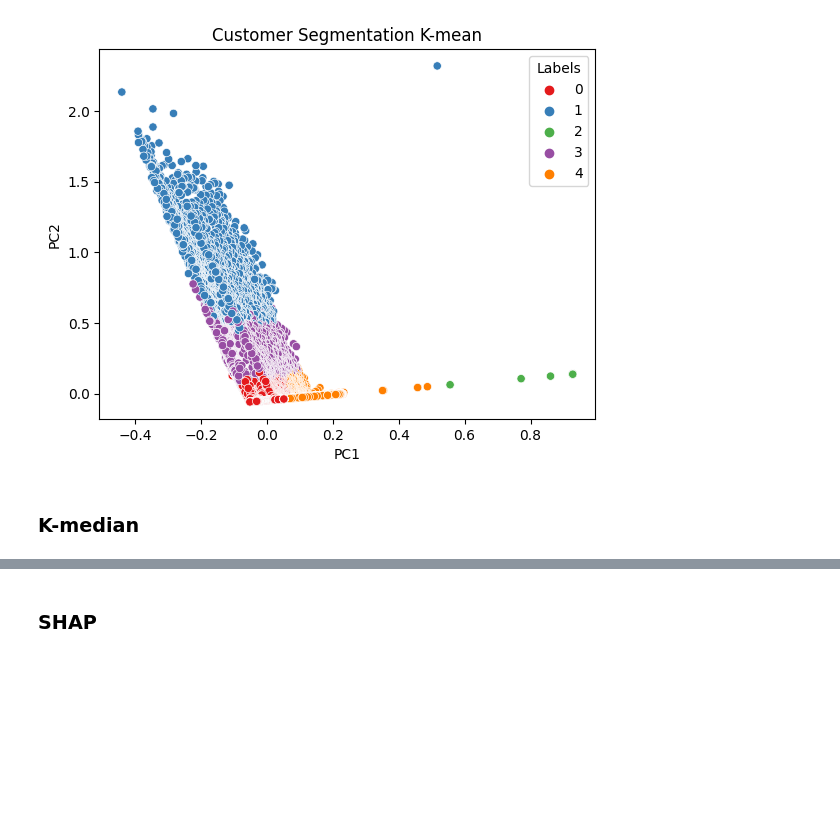
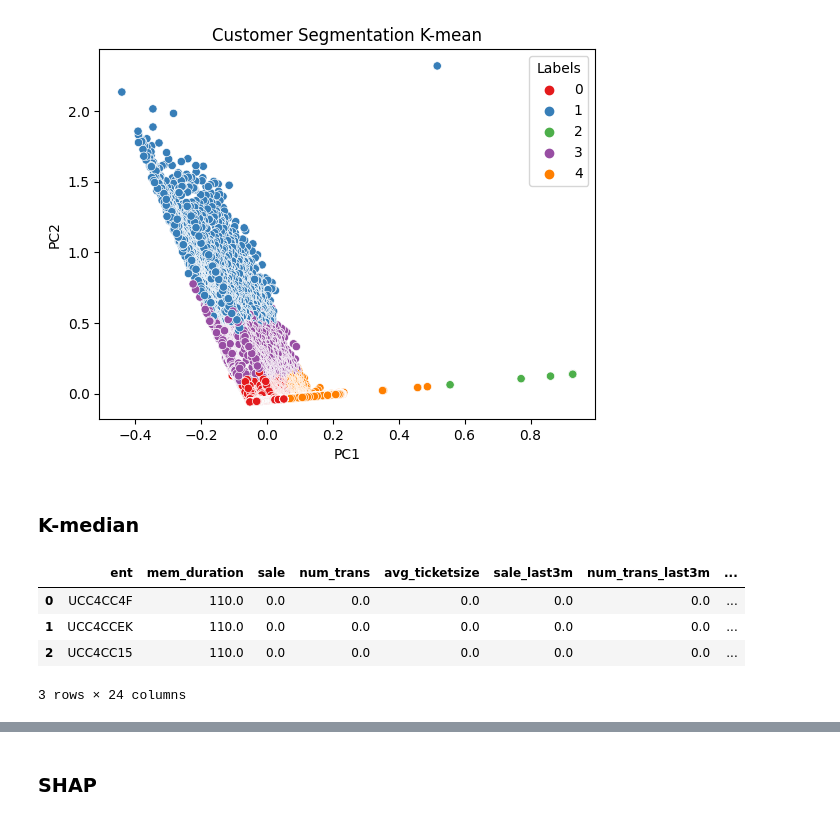
Before and after one commit to terjirapat/MADT8101-Customer-Analytics, a Jupyter notebook: Workshop 5 - Segmentation/main1.ipynb, the cells around one changed output, grey strips where cells are left out. Saved outputs shown, nothing was run; the diff lists cells and outputs as text; code cells hidden in the pictures; blank space fills up the shorter version.

```diff
--- a/Workshop 5 - Segmentation/main1.ipynb
+++ b/Workshop 5 - Segmentation/main1.ipynb
@@ -362,32 +328,38 @@ plt.show()
 # %%
 from sklearn.metrics import pairwise_distances
 
 def k_median_clustering(X, k, max_iters=500):
     # Initialize the centroids randomly
     centroids = X[np.random.choice(range(len(X)), k, replace=False)]
 
     for _ in range(max_iters):
         # Compute the distances between each point and each centroid
         distances = pairwise_distances(X, centroids, metric='manhattan')
 
         # Assign each point to the nearest centroid
         labels = np.argmin(distances, axis=1)
 
         # Update the centroids by computing the median of each cluster
         new_centroids = np.array([np.median(X[labels == i], axis=0) for i in range(k)])
 
         # Check if the centroids have converged
         if np.all(centroids == new_centroids):
             break
 
         centroids = new_centroids
 
     return labels, centroids
 
 
 # Run k-median clustering
 k = 5
 labels_kmedian, centroids_kmedian = k_median_clustering(X, k)
 
-# df_clus['Cluster'] = labels
-# df_clus.head(3)
+df_clus['Cluster'] = labels_kmedian
+df_clus.head(3)
+# %% [output]
+|  | ent | mem_duration | sale | num_trans | avg_ticketsize | sale_last3m | num_trans_last3m | ... |
+| 0 | UCC4CC4F | 110.0 | 0.0 | 0.0 | 0.0 | 0.0 | 0.0 | ... |
+| 1 | UCC4CCEK | 110.0 | 0.0 | 0.0 | 0.0 | 0.0 | 0.0 | ... |
+| 2 | UCC4CC15 | 110.0 | 0.0 | 0.0 | 0.0 | 0.0 | 0.0 | ... |
+3 rows × 24 columns
```
Also changed, not shown: parts of 22 cells of this notebook.
